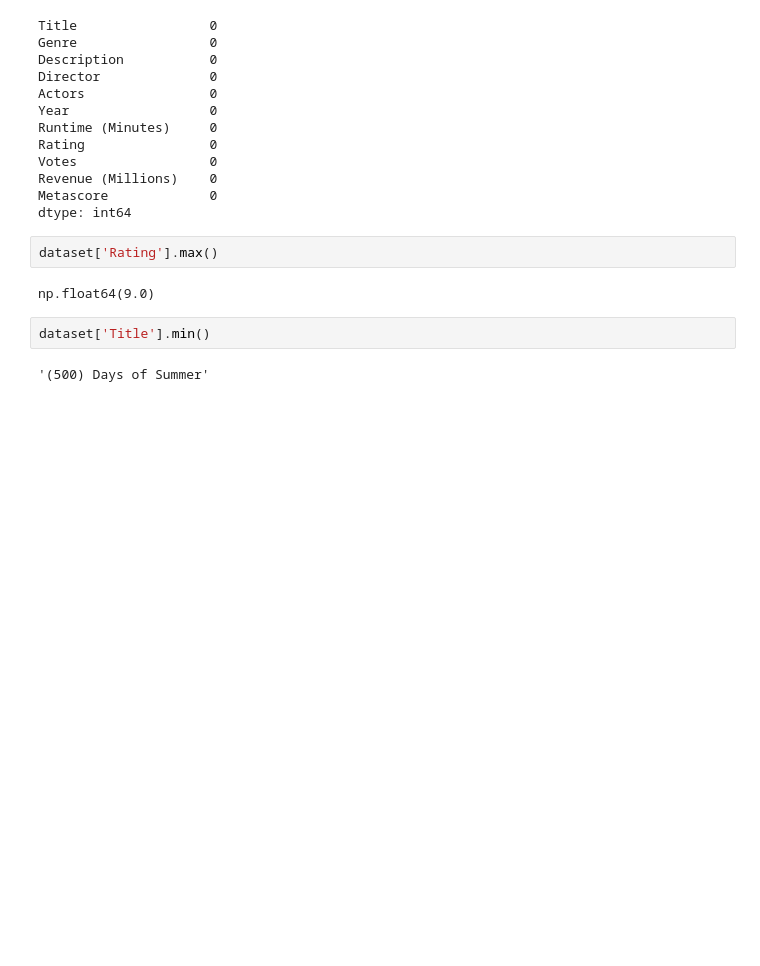
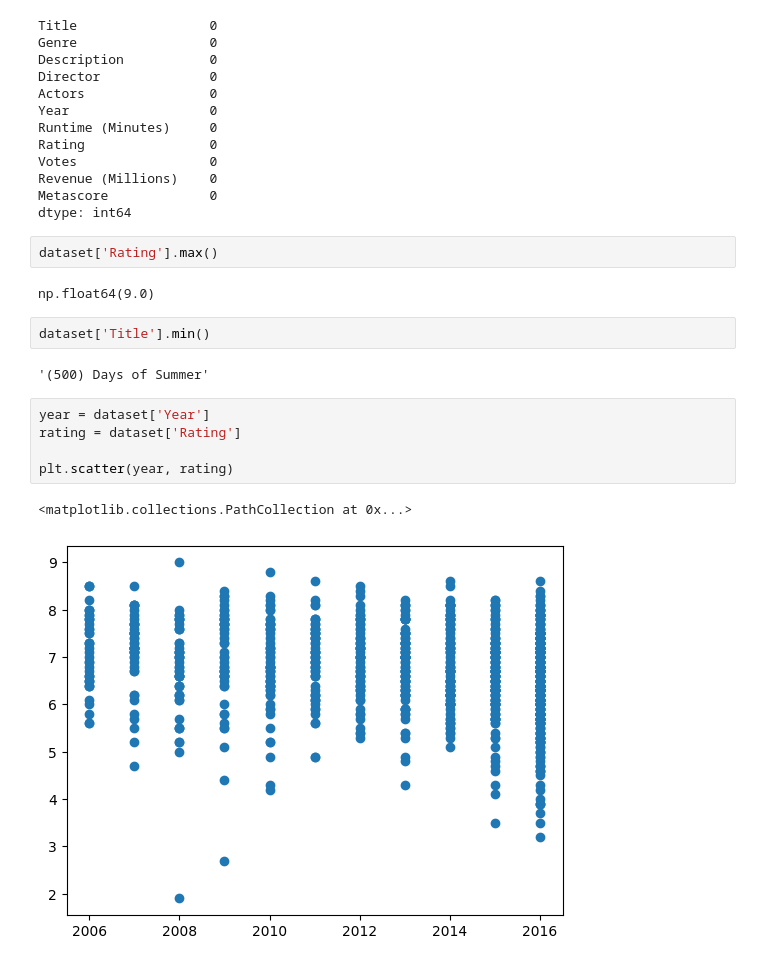
Before and after one commit to huseynovvusal/bhos-ml-course, a Jupyter notebook: Week 2/Practice/pandas.ipynb, the cells around one changed output. Saved outputs shown, nothing was run; the diff lists cells and outputs as text; blank space fills up the shorter version.

```diff
--- a/Week 2/Practice/pandas.ipynb
+++ b/Week 2/Practice/pandas.ipynb
@@ -179,3 +180,11 @@ np.float64(9.0)
 dataset['Title'].min()
 # %% [output]
 '(500) Days of Summer'
+# %%
+year = dataset['Year']
+rating = dataset['Rating']
+
+plt.scatter(year, rating)
+# %% [output]
+<matplotlib.collections.PathCollection at 0x...>
+[figure, added]
```
Also changed, not shown: parts of 1 cell of this notebook, 1 other file.
